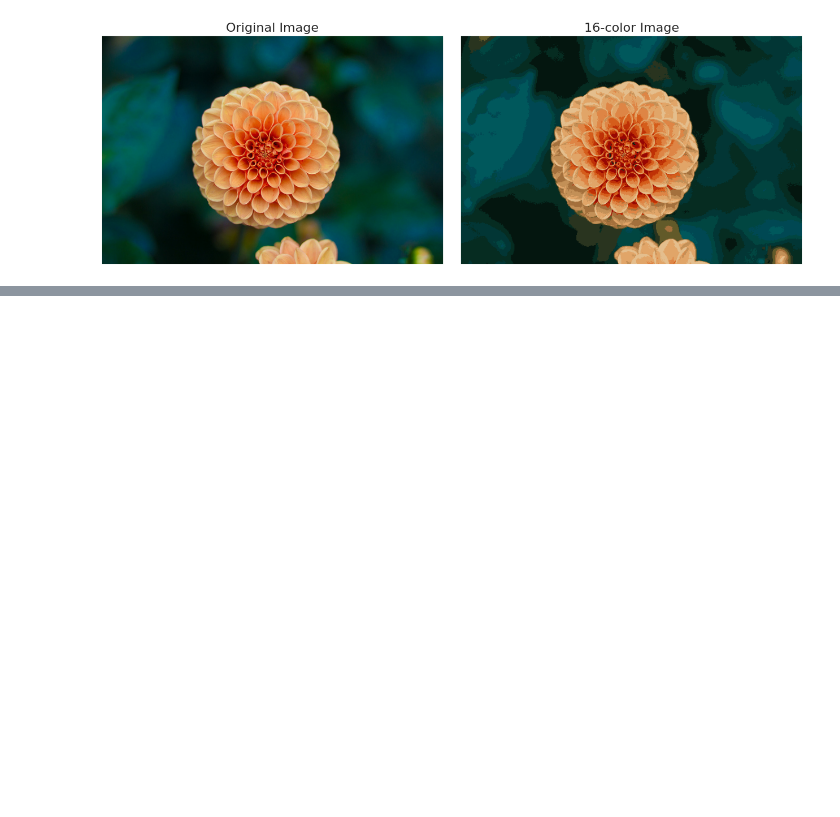
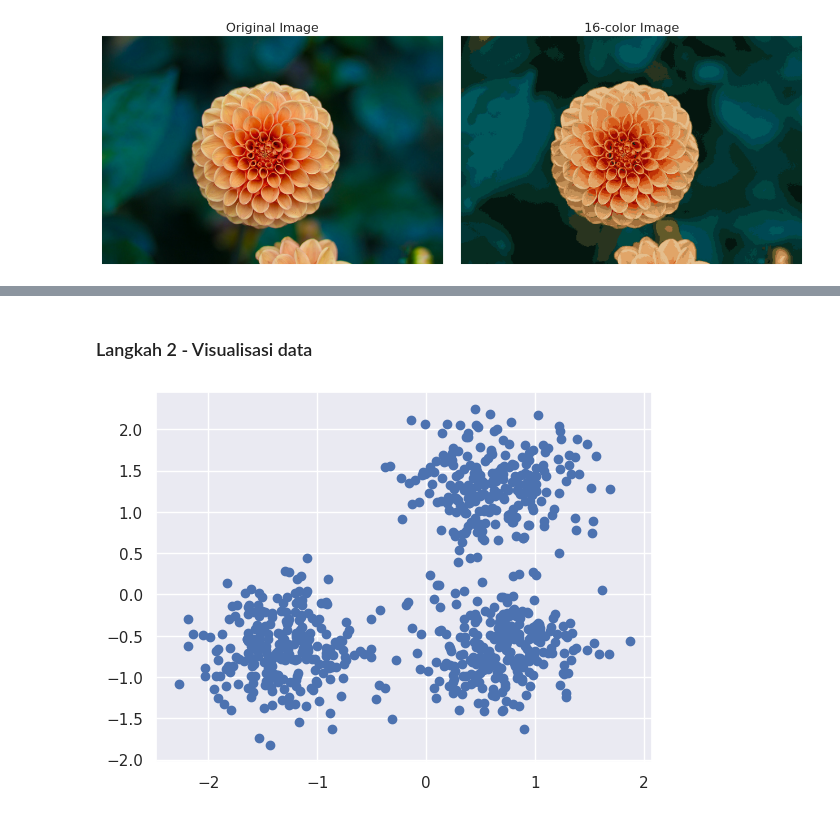
Before and after one commit to Erilocshada/erilocshada-machine-learning-course, a Jupyter notebook: 17_244107020064_week4.ipynb, the cells around one changed output, grey strips where cells are left out. Cells and saved outputs as stored; diff of their text form; code cells hidden in the pictures; blank space fills up the shorter version.

```diff
--- a/17_244107020064_week4.ipynb
+++ b/17_244107020064_week4.ipynb
@@ -388,0 +392,20 @@ ax[1].set_title('16-color Image', size=16);
+# %%
+from sklearn.datasets import make_blobs
+from sklearn.preprocessing import StandardScaler
+
+centers = [[1, 1], [-1, -1], [1, -1]]
+X, labels_true = make_blobs(
+    n_samples=750, centers=centers, cluster_std=0.4, random_state=0
+)
+
+X = StandardScaler().fit_transform(X)
+# %% [markdown]
+### Langkah 2 - Visualisasi data
+# %%
+
+import matplotlib.pyplot as plt
+
+plt.scatter(X[:, 0], X[:, 1])
+plt.show()
+# %% [output]
+[figure, added]
```
Also changed, not shown: parts of 10 cells of this notebook.
